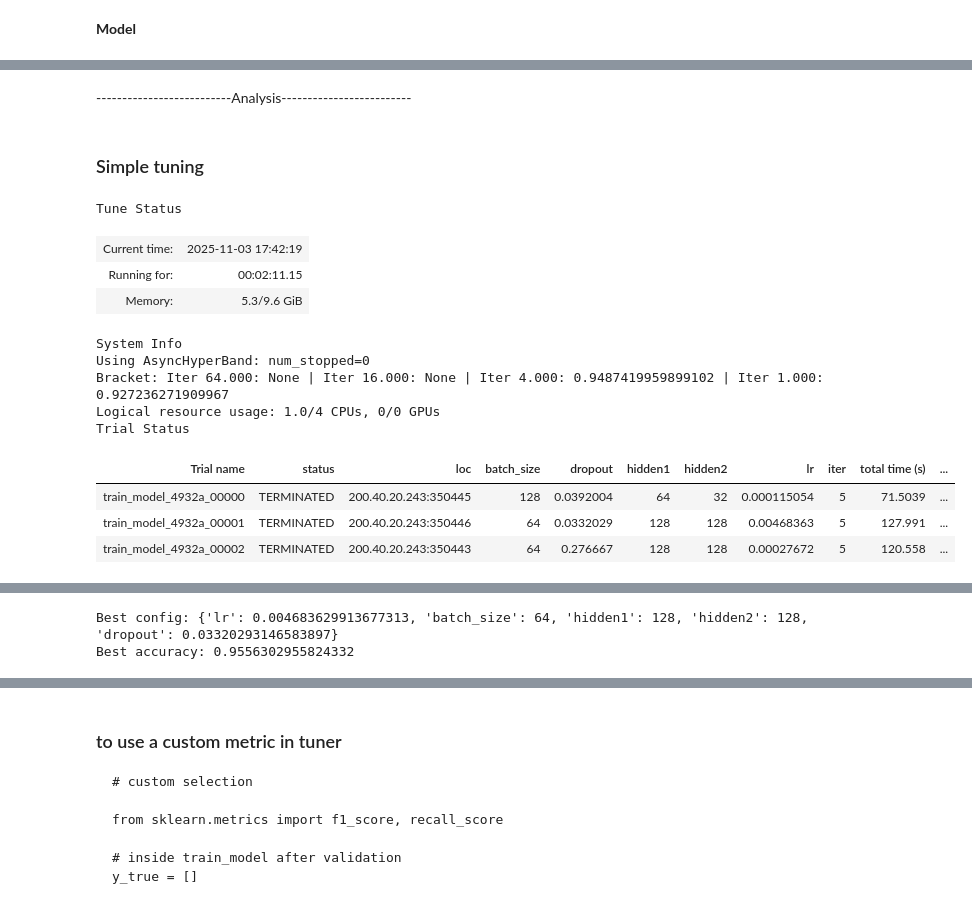
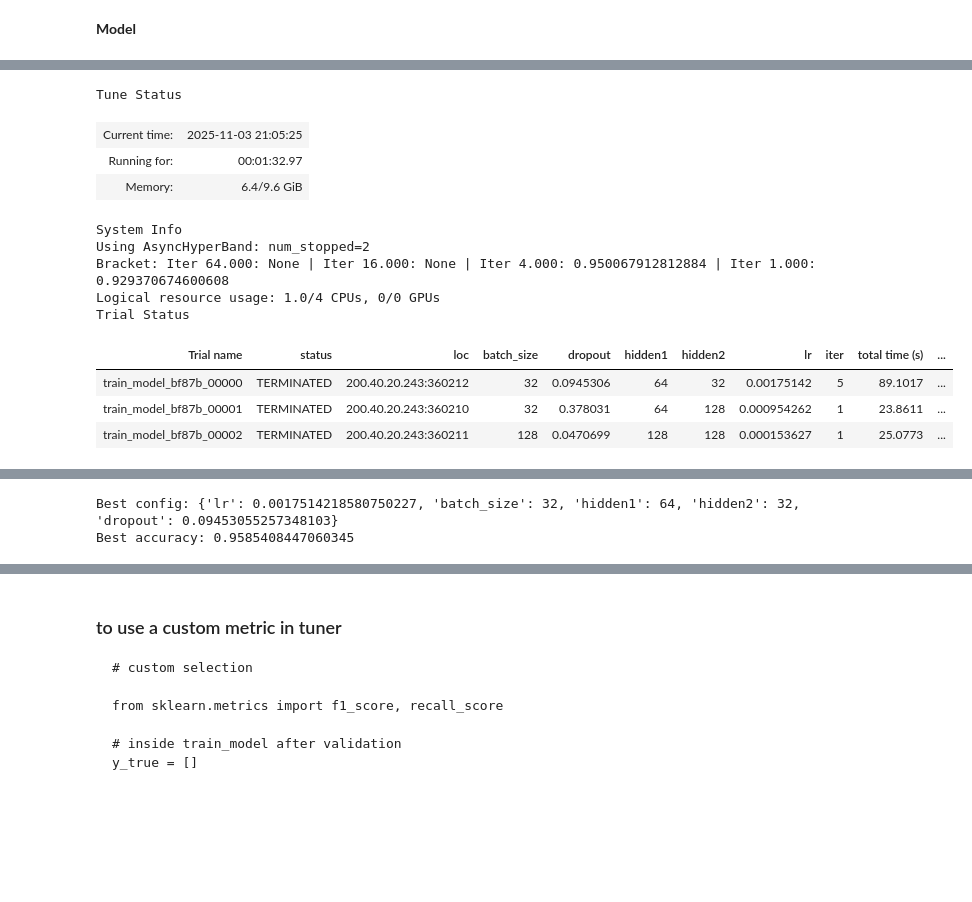
Before and after one commit to MNGARCIA085/AI-Driven-Network-Security, a Jupyter notebook: notebooks/EDA and Quick Prototyping.ipynb, the cells around one changed output, grey strips where cells are left out. Saved outputs shown, nothing was run; the diff lists cells and outputs as text; code cells hidden in the pictures; blank space fills up the shorter version.

Commit message:
better tuning code for eda

```diff
--- a/notebooks/EDA and Quick Prototyping.ipynb
+++ b/notebooks/EDA and Quick Prototyping.ipynb
@@ -556,0 +534,18 @@ val_loader = DataLoader(
+# %%
+def create_loaders(X_train, X_val, y_train, y_val):
+    train_loader = DataLoader(
+            TensorDataset(torch.tensor(X_train, dtype=torch.float32),
+                          torch.tensor(y_train, dtype=torch.long)),
+            batch_size=64, shuffle=True
+        )
+
+    val_loader = DataLoader(
+        TensorDataset(torch.tensor(X_val, dtype=torch.float32),
+                      torch.tensor(y_val, dtype=torch.long)),
+        batch_size=64, shuffle=False
+    )
+
+    return train_loader, val_loader
+
+# data
+X_train, X_val, y_train, y_val = preprocessing("../data/data.csv", smote=True, scaling=True)
@@ -582,4 +580,4 @@ class nn_model(nn.Module):
 
 
 
-model = nn_model(input_size, num_classes)
+#model = nn_model(input_size, num_classes)
@@ -714,6 +583,0 @@ Classification Report:
-# %% [markdown]
-
-
---------------------------Analysis-------------------------
-# %% [markdown]
-### Simple tuning
@@ -785,4 +671,8 @@ def train_model(config, X_train, y_train, X_val, y_val, input_size, num_classes)
 # %%
+from ray import tune
+from ray.tune.schedulers import ASHAScheduler
+
+
 search_space = {
     "lr": tune.loguniform(1e-4, 1e-2),
     "batch_size": tune.choice([32, 64, 128]),
@@ -803,38 +693,39 @@ tuner = tune.Tuner(
     tune.with_resources(
         tune.with_parameters(
             train_model,
             X_train=X_train,
             y_train=y_train,
             X_val=X_val,
             y_val=y_val,
             input_size=input_size,
             num_classes=num_classes,
+            tuning=True,
         ),
         resources={"cpu": 1}
     ),
     tune_config=tune.TuneConfig(
         num_samples=3,  # number of configs to test
         scheduler=scheduler
     ),
     param_space=search_space,
 )
 
 results = tuner.fit()
 
 best_result = results.get_best_result("val_accuracy", "max")
 print("Best config:", best_result.config)
 print("Best accuracy:", best_result.metrics["val_accuracy"])
 # %% [output]
 Tune Status
-| Current time: | 2025-11-03 17:42:19 |
-| Running for: | 00:02:11.15 |
-| Memory: | 5.3/9.6 GiB |
+| Current time: | 2025-11-03 21:05:25 |
+| Running for: | 00:01:32.97 |
+| Memory: | 6.4/9.6 GiB |
 System Info
-Using AsyncHyperBand: num_stopped=0
-Bracket: Iter 64.000: None | Iter 16.000: None | Iter 4.000: 0.9487419959899102 | Iter 1.000: 0.927236271909967
+Using AsyncHyperBand: num_stopped=2
+Bracket: Iter 64.000: None | Iter 16.000: None | Iter 4.000: 0.950067912812884 | Iter 1.000: 0.929370674600608
 Logical resource usage: 1.0/4 CPUs, 0/0 GPUs
 Trial Status
 | Trial name | status | loc | batch_size | dropout | hidden1 | hidden2 | lr | iter | total time (s) | ... |
-| train_model_4932a_00000 | TERMINATED | 200.40.20.243:350445 | 128 | 0.0392004 | 64 | 32 | 0.000115054 | 5 | 71.5039 | ... |
-| train_model_4932a_00001 | TERMINATED | 200.40.20.243:350446 | 64 | 0.0332029 | 128 | 128 | 0.00468363 | 5 | 127.991 | ... |
-| train_model_4932a_00002 | TERMINATED | 200.40.20.243:350443 | 64 | 0.276667 | 128 | 128 | 0.00027672 | 5 | 120.558 | ... |
+| train_model_bf87b_00000 | TERMINATED | 200.40.20.243:360212 | 32 | 0.0945306 | 64 | 32 | 0.00175142 | 5 | 89.1017 | ... |
+| train_model_bf87b_00001 | TERMINATED | 200.40.20.243:360210 | 32 | 0.378031 | 64 | 128 | 0.000954262 | 1 | 23.8611 | ... |
+| train_model_bf87b_00002 | TERMINATED | 200.40.20.243:360211 | 128 | 0.0470699 | 128 | 128 | 0.000153627 | 1 | 25.0773 | ... |
@@ -843,2 +734,2 @@ Trial Status
-Best config: {'lr': 0.004683629913677313, 'batch_size': 64, 'hidden1': 128, 'hidden2': 128, 'dropout': 0.03320293146583897}
-Best accuracy: 0.9556302955824332
+Best config: {'lr': 0.0017514218580750227, 'batch_size': 32, 'hidden1': 64, 'hidden2': 32, 'dropout': 0.09453055257348103}
+Best accuracy: 0.9585408447060345
```
Also changed, not shown: parts of 15 cells of this notebook.
